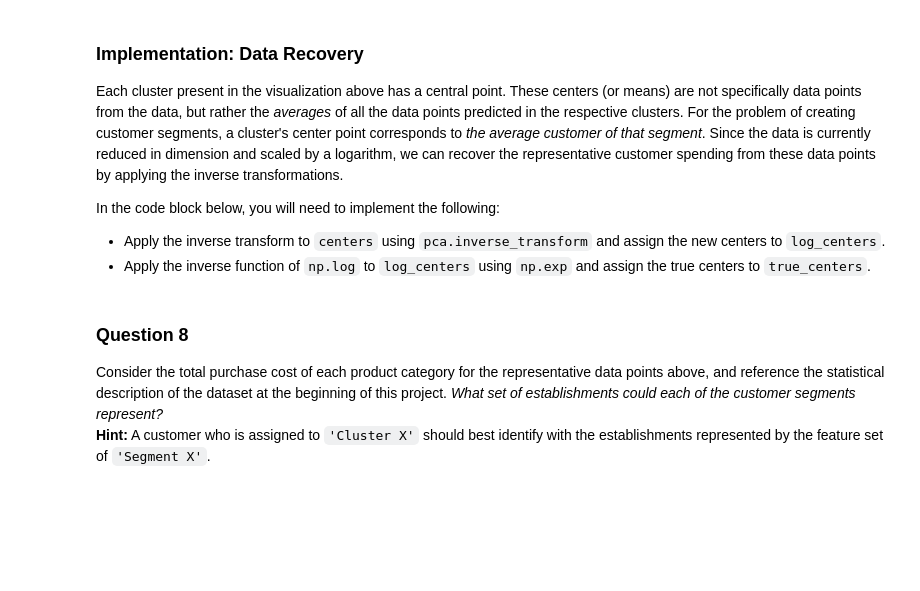
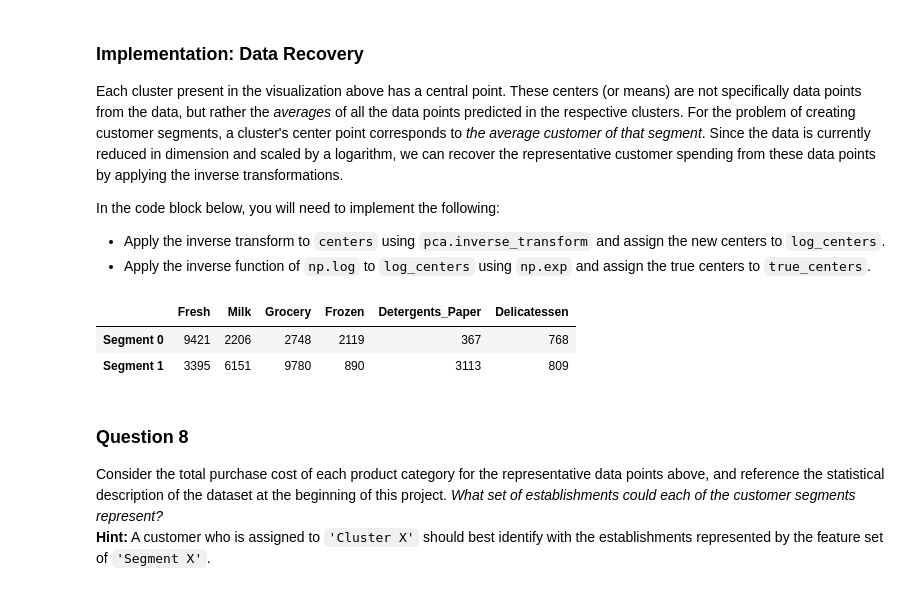
Before and after one commit to stubz/machine-learning, a Jupyter notebook: projects/customer_segments/customer_segments.ipynb, the cells around one changed output. Saved outputs shown, nothing was run; the diff lists cells and outputs as text; code cells hidden in the pictures; blank space fills up the shorter version.

```diff
--- a/projects/customer_segments/customer_segments.ipynb
+++ b/projects/customer_segments/customer_segments.ipynb
@@ -448,6 +448,19 @@ for n_component in n_components:
     from sklearn.metrics import silhouette_score
     score = silhouette_score(reduced_data, preds)
     print "Silhouette Score for n_components = {0}: {1}".format(n_component, np.round(score, 3))
+
+# cluster number = 2 gives the highest silhouette score. fit the data with n_component = 2 again.
+clusterer = GMM(n_components=2,  covariance_type='full', n_iter=100, random_state=0)
+
+# TODO: Predict the cluster for each data point
+clusterer.fit(reduced_data)
+preds = clusterer.predict(reduced_data)
+
+# TODO: Find the cluster centers
+centers = clusterer.means_
+
+# TODO: Predict the cluster for each transformed sample data point
+sample_preds = clusterer.predict(pca_samples)
 # %% [output]
 Silhouette Score for n_components = 2: 0.398
 Silhouette Score for n_components = 3: 0.386
@@ -477,16 +492,20 @@ In the code block below, you will need to implement the following:
  - Apply the inverse function of `np.log` to `log_centers` using `np.exp` and assign the true centers to `true_centers`.
 # %%
 # TODO: Inverse transform the centers
-log_centers = None
+log_centers = pca.inverse_transform(centers)
 
 # TODO: Exponentiate the centers
-true_centers = None
+true_centers = np.exp(log_centers)
 
 # Display the true centers
 segments = ['Segment {}'.format(i) for i in range(0,len(centers))]
 true_centers = pd.DataFrame(np.round(true_centers), columns = data.keys())
 true_centers.index = segments
 display(true_centers)
+# %% [output]
+|  | Fresh | Milk | Grocery | Frozen | Detergents_Paper | Delicatessen |
+| Segment 0 | 9421 | 2206 | 2748 | 2119 | 367 | 768 |
+| Segment 1 | 3395 | 6151 | 9780 | 890 | 3113 | 809 |
 # %% [markdown]
 ### Question 8
 Consider the total purchase cost of each product category for the representative data points above, and reference the statistical description of the dataset at the beginning of this project. *What set of establishments could each of the customer segments represent?*
```
Also changed, not shown: parts of 3 cells of this notebook.
